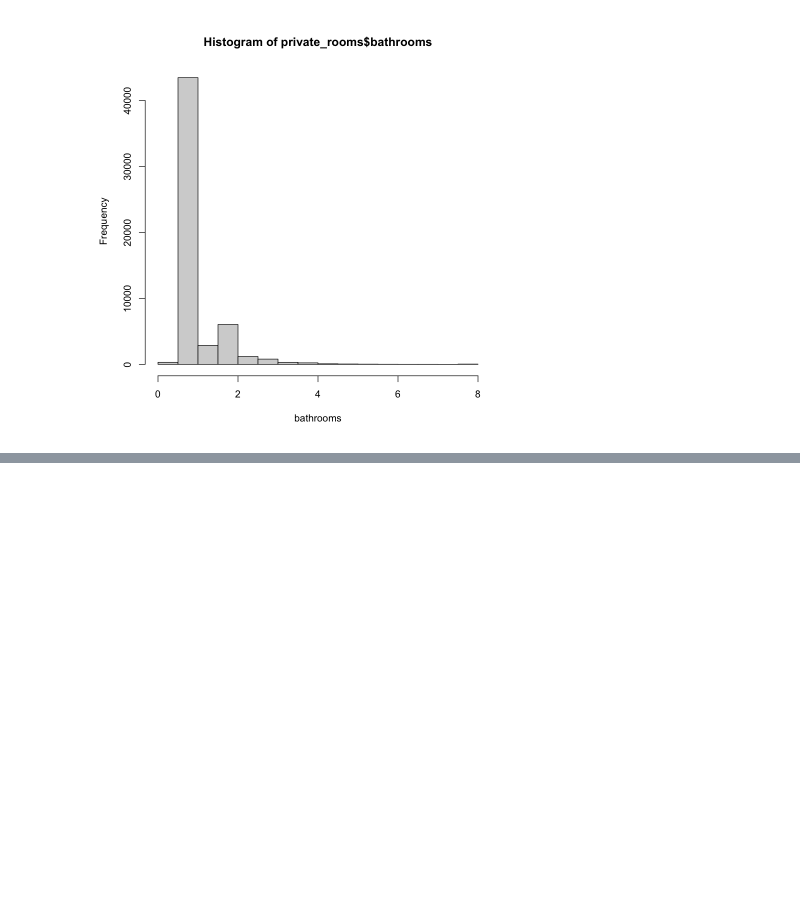
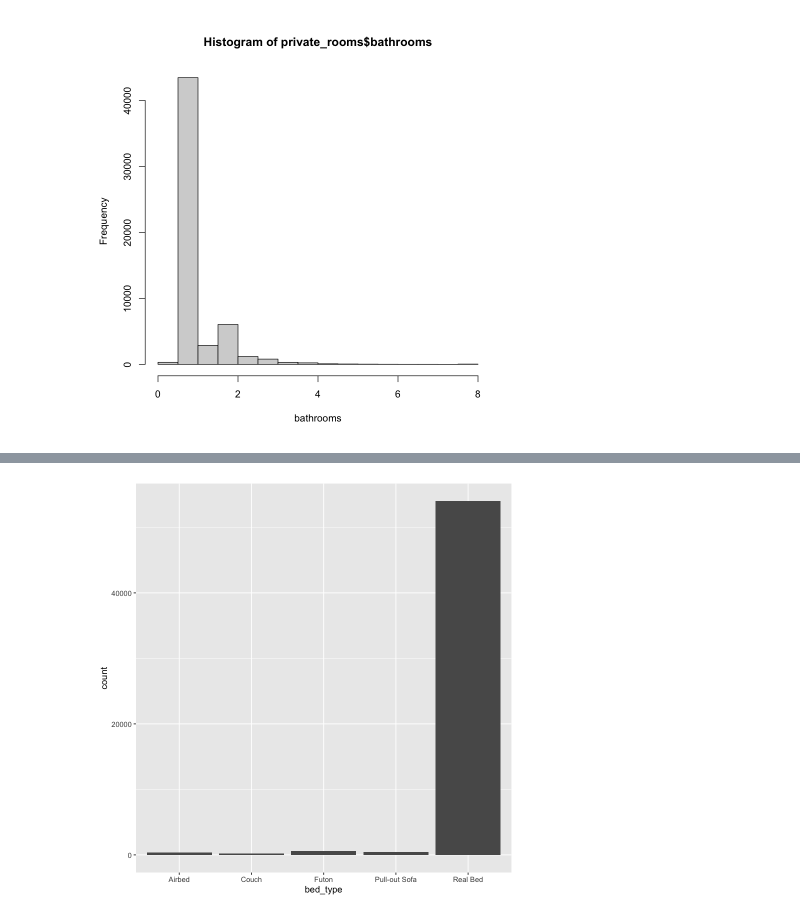
Before and after one commit to wang-zhijun/learn-statistics, a Jupyter notebook: 01_民泊サービスの宿泊価格予測.ipynb, the cells around one changed output, grey strips where cells are left out. Cells and saved outputs as stored; diff of their text form; code cells hidden in the pictures; blank space fills up the shorter version.

```diff
--- a/01_民泊サービスの宿泊価格予測.ipynb
+++ b/01_民泊サービスの宿泊価格予測.ipynb
@@ -116,0 +125,7 @@ hist(private_rooms$bathrooms,
+# %%
+# typeごとに家の数をカウント
+bed_type_count <- private_rooms %>%
+    select(bed_type) %>%
+    group_by(bed_type) %>%
+    summarise(count = n())
+bed_type_count
@@ -116,0 +141,7 @@ hist(private_rooms$bathrooms,
+# %%
+# typeごとに家の数を描画
+library(ggplot2)
+ggplot(bed_type_count, aes(x=bed_type, y=count, label=count)) +
+    geom_col()
+# %% [output]
+[figure, added]
```
Also changed, not shown: parts of 7 cells of this notebook.
